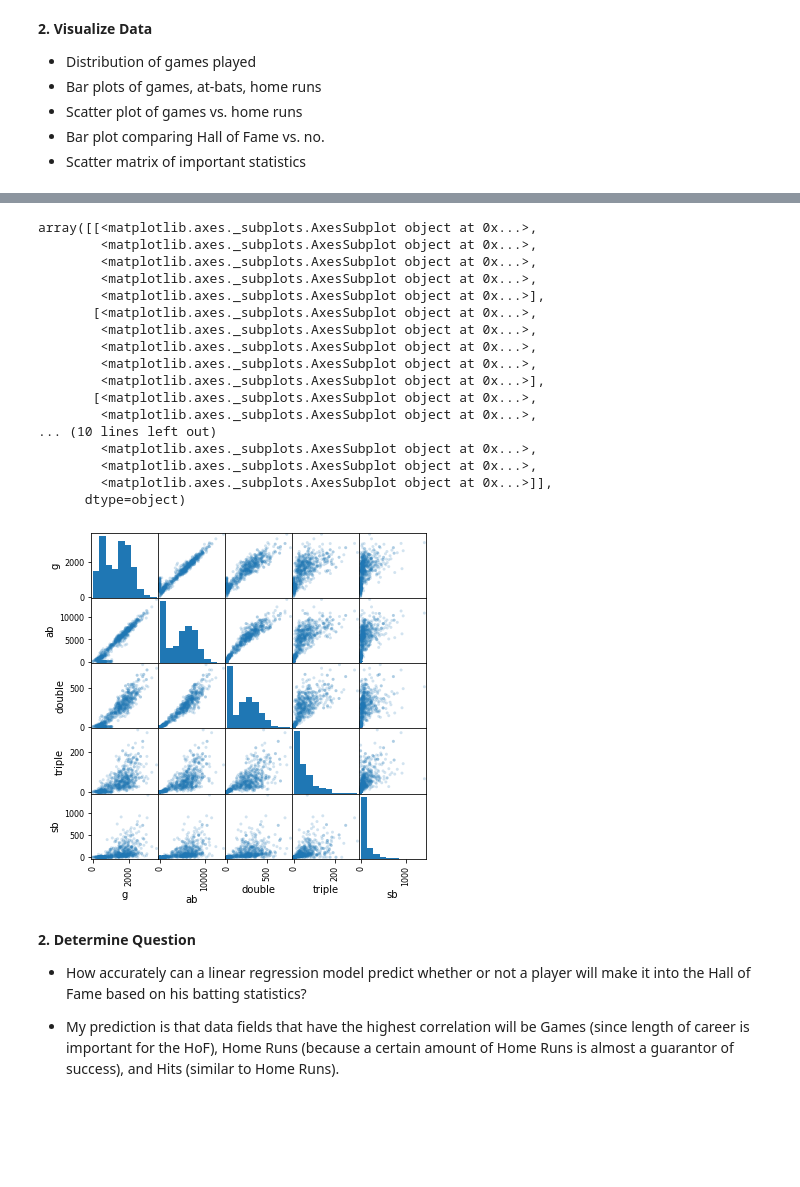
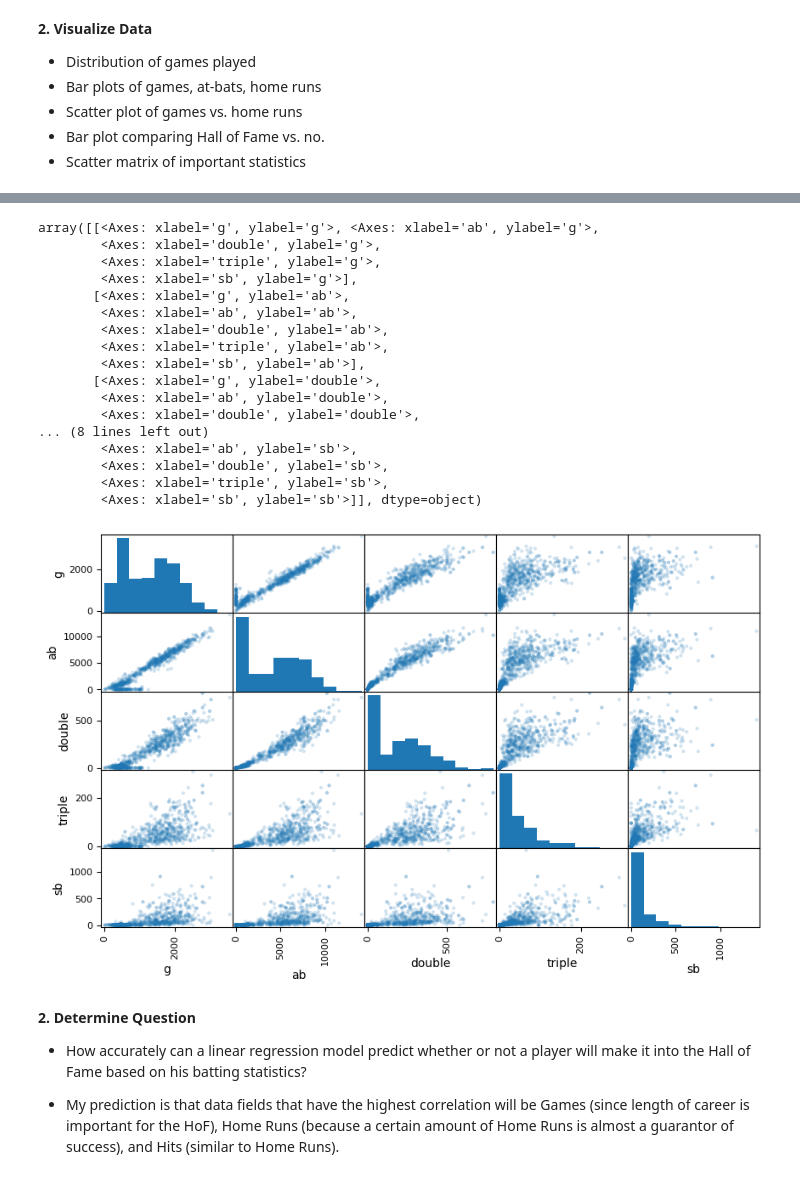
Before and after one commit to benawarren/HOFPrediction, a Jupyter notebook: Linear_Regression_Project_Correlation_of_batting_stats_to_HoF.ipynb, the cells around one changed output, grey strips where cells are left out. Cells and saved outputs as stored; diff of their text form; code cells hidden in the pictures; blank space fills up the shorter version.

```diff
--- a/Linear_Regression_Project_Correlation_of_batting_stats_to_HoF.ipynb
+++ b/Linear_Regression_Project_Correlation_of_batting_stats_to_HoF.ipynb
@@ -120,27 +121,30 @@ Scatter Matrix of a sample of important statistics
 # %%
 from pandas.plotting import scatter_matrix
 
+# plt.figure(figsize=(10,5), dpi=150)
+
 plotdf = newdf.filter(['g', 'ab', 'double', 'triple', 'sb'])
-scatter_matrix(plotdf, alpha=0.2, figsize=(6, 6))
+
+scatter_matrix(plotdf, alpha=0.2, figsize=(10, 6))
 # %% [output]
-array([[<matplotlib.axes._subplots.AxesSubplot object at 0x...>,
-        <matplotlib.axes._subplots.AxesSubplot object at 0x...>,
-        <matplotlib.axes._subplots.AxesSubplot object at 0x...>,
-        <matplotlib.axes._subplots.AxesSubplot object at 0x...>,
-        <matplotlib.axes._subplots.AxesSubplot object at 0x...>],
-       [<matplotlib.axes._subplots.AxesSubplot object at 0x...>,
-        <matplotlib.axes._subplots.AxesSubplot object at 0x...>,
-        <matplotlib.axes._subplots.AxesSubplot object at 0x...>,
-        <matplotlib.axes._subplots.AxesSubplot object at 0x...>,
-        <matplotlib.axes._subplots.AxesSubplot object at 0x...>],
-       [<matplotlib.axes._subplots.AxesSubplot object at 0x...>,
-        <matplotlib.axes._subplots.AxesSubplot object at 0x...>,
-... (10 lines left out)
-        <matplotlib.axes._subplots.AxesSubplot object at 0x...>,
-        <matplotlib.axes._subplots.AxesSubplot object at 0x...>,
-        <matplotlib.axes._subplots.AxesSubplot object at 0x...>]],
-      dtype=object)
+array([[<Axes: xlabel='g', ylabel='g'>, <Axes: xlabel='ab', ylabel='g'>,
+        <Axes: xlabel='double', ylabel='g'>,
+        <Axes: xlabel='triple', ylabel='g'>,
+        <Axes: xlabel='sb', ylabel='g'>],
+       [<Axes: xlabel='g', ylabel='ab'>,
+        <Axes: xlabel='ab', ylabel='ab'>,
+        <Axes: xlabel='double', ylabel='ab'>,
+        <Axes: xlabel='triple', ylabel='ab'>,
+        <Axes: xlabel='sb', ylabel='ab'>],
+       [<Axes: xlabel='g', ylabel='double'>,
+        <Axes: xlabel='ab', ylabel='double'>,
+        <Axes: xlabel='double', ylabel='double'>,
+... (8 lines left out)
+        <Axes: xlabel='ab', ylabel='sb'>,
+        <Axes: xlabel='double', ylabel='sb'>,
+        <Axes: xlabel='triple', ylabel='sb'>,
+        <Axes: xlabel='sb', ylabel='sb'>]], dtype=object)
-[figure, old version]
+[figure, new version]
 # %% [markdown]
 **2. Determine Question**
 
```
Also changed, not shown: parts of 22 cells of this notebook.
